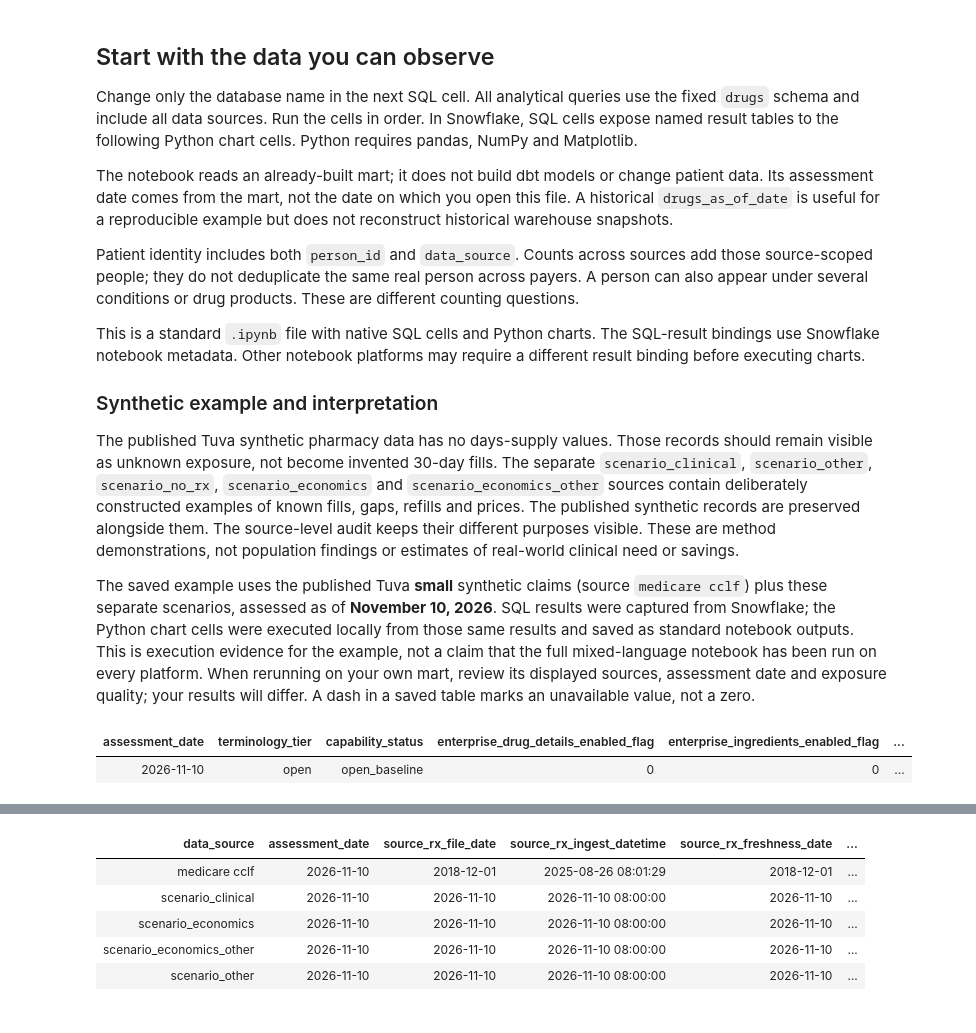
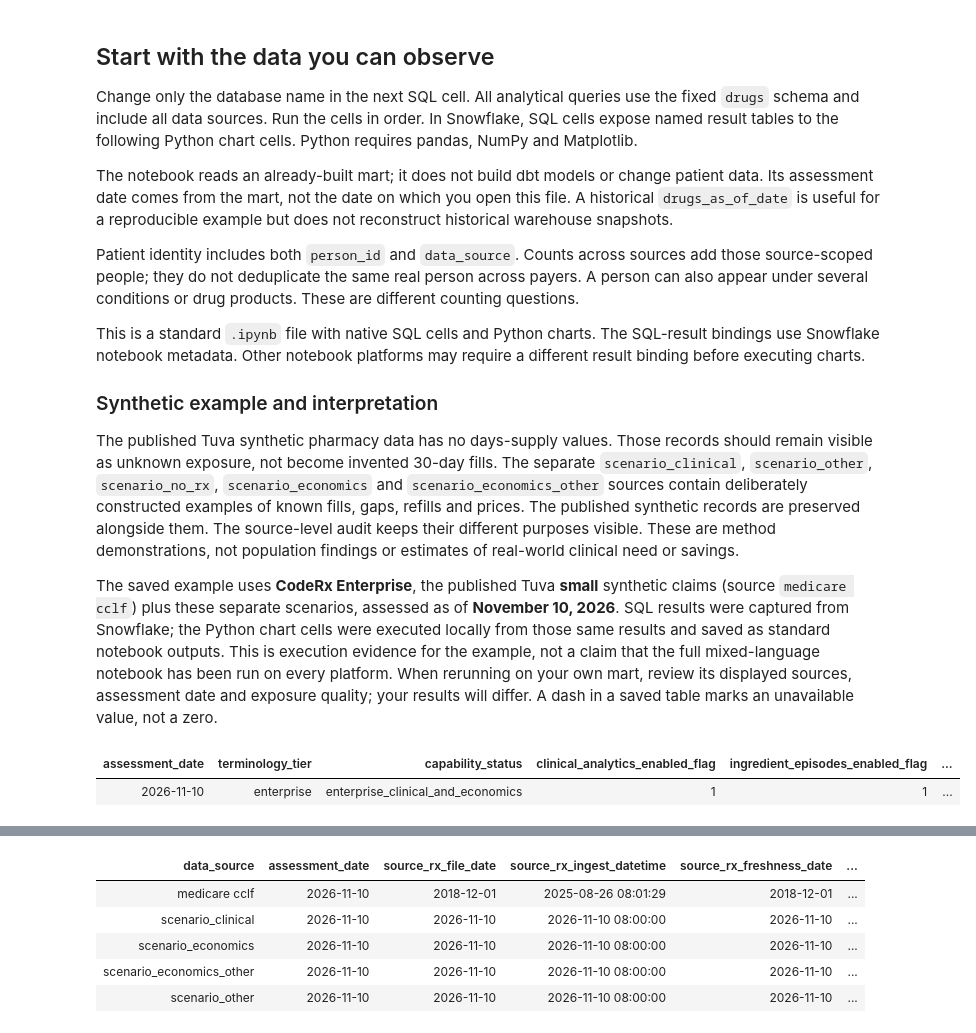
Before and after one commit to tuva-health/drugs, a Jupyter notebook: notebooks/drugs.ipynb, the cells around one changed output, grey strips where cells are left out. Cells and saved outputs as stored; diff of their text form; code cells hidden in the pictures.

Commit message:
Use CodeRx exclusively and gate clinical workflows on Enterprise

```diff
--- a/notebooks/drugs.ipynb
+++ b/notebooks/drugs.ipynb
@@ -79,7 +85,7 @@ preserved alongside them. The source-level audit keeps their different
 purposes visible. These are method demonstrations, not population findings
 or estimates of real-world clinical need or savings.
 
-The saved example uses the published Tuva **small** synthetic claims
+The saved example uses **CodeRx Enterprise**, the published Tuva **small** synthetic claims
 (source `medicare cclf`) plus these separate scenarios, assessed as of
 **November 10, 2026**. SQL results were captured from Snowflake; the Python
 chart cells were executed locally from those same results and saved as
@@ -140,11 +155,11 @@ def wrap(value, width=38):
 # %%
 SELECT assessment_date, terminology_tier, capability_status,
+       clinical_analytics_enabled_flag, ingredient_episodes_enabled_flag,
        enterprise_drug_details_enabled_flag,
        enterprise_ingredients_enabled_flag,
-       enterprise_marketing_enabled_flag,
-       public_ingredient_asset_version
+       enterprise_marketing_enabled_flag
 FROM drugs.terminology_status;
 # %% [output]
-| assessment_date | terminology_tier | capability_status | enterprise_drug_details_enabled_flag | enterprise_ingredients_enabled_flag | ... |
-| 2026-11-10 | open | open_baseline | 0 | 0 | ... |
+| assessment_date | terminology_tier | capability_status | clinical_analytics_enabled_flag | ingredient_episodes_enabled_flag | ... |
+| 2026-11-10 | enterprise | enterprise_clinical_and_economics | 1 | 1 | ... |
 # %% [markdown]
```
Also changed, not shown: parts of 9 cells of this notebook, 36 other files.
